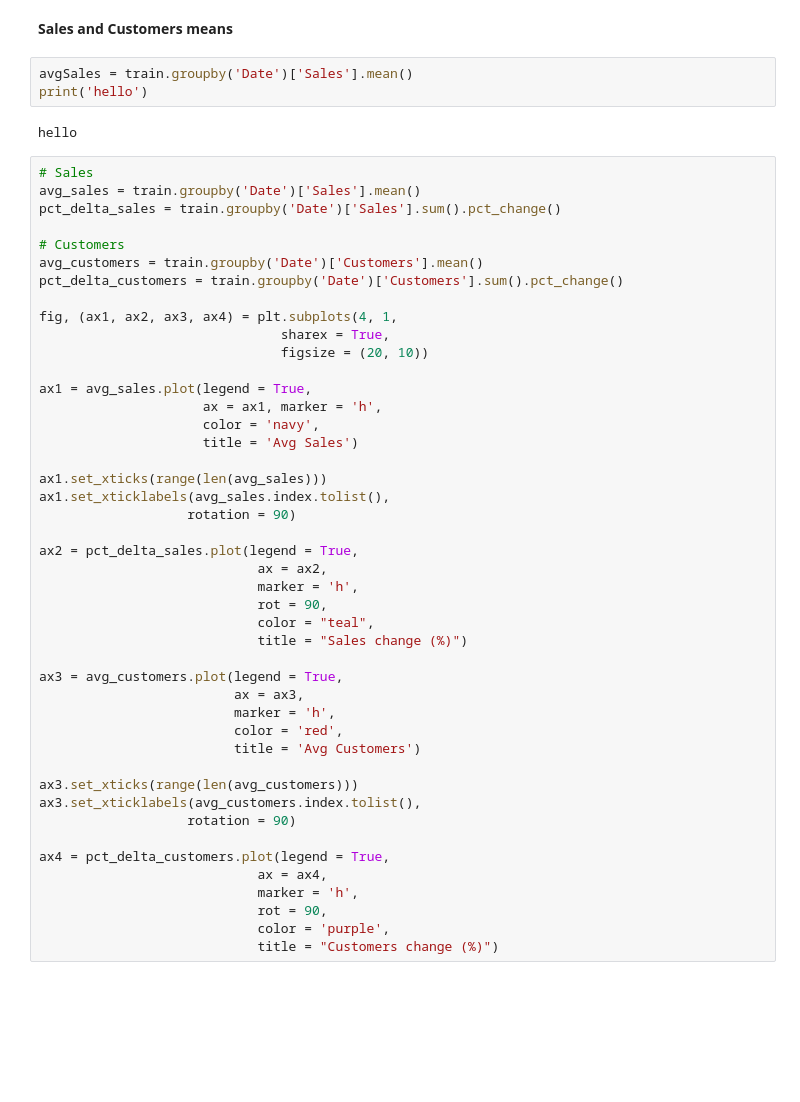
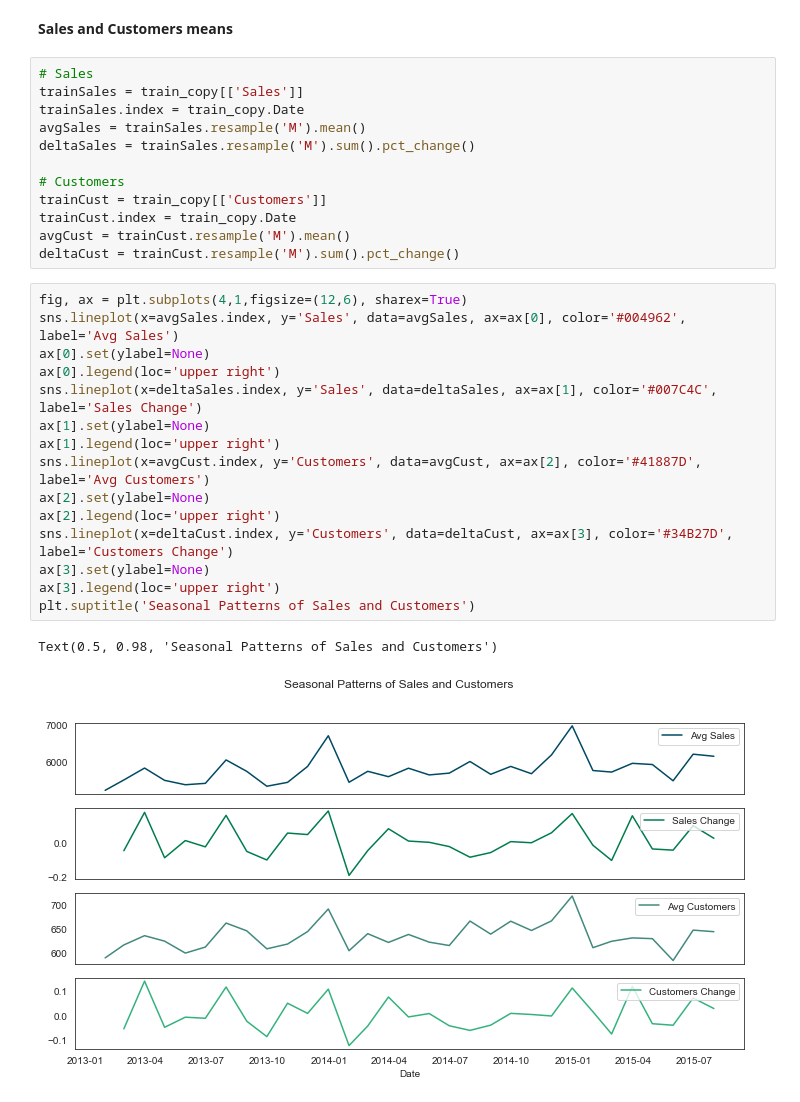
Before and after one commit to lucastancm96/drug_store_sales_forecast, a Jupyter notebook: script/sales_forecast.ipynb, the cells around one changed output. Cells and saved outputs as stored; diff of their text form; blank space fills up the shorter version.

Commit message:
Update SalesCust

```diff
--- a/script/sales_forecast.ipynb
+++ b/script/sales_forecast.ipynb
@@ -221,53 +221,33 @@ plt.tight_layout()
 Cumulative distribution shows that more than 50% of stores make below 10,000 daily sales (red) and almost 90% of stores have less than 1,000 daily customers (green).
 # %% [markdown]
 **Sales and Customers means**
-# %%
-avgSales = train.groupby('Date')['Sales'].mean()
-print('hello')
-# %% [output]
-hello
-# %%
-# Sales
-avg_sales = train.groupby('Date')['Sales'].mean()
-pct_delta_sales = train.groupby('Date')['Sales'].sum().pct_change()
-
-# Customers
-avg_customers = train.groupby('Date')['Customers'].mean()
-pct_delta_customers = train.groupby('Date')['Customers'].sum().pct_change()
-
-fig, (ax1, ax2, ax3, ax4) = plt.subplots(4, 1,
-                               sharex = True,
-                               figsize = (20, 10))
-
-ax1 = avg_sales.plot(legend = True,
-                     ax = ax1, marker = 'h',
-                     color = 'navy',
-                     title = 'Avg Sales')
-
-ax1.set_xticks(range(len(avg_sales)))
-ax1.set_xticklabels(avg_sales.index.tolist(),
-                   rotation = 90)
-
-ax2 = pct_delta_sales.plot(legend = True,
-                            ax = ax2,
-                            marker = 'h',
-                            rot = 90,
-                            color = "teal",
-                            title = "Sales change (%)")
-
-ax3 = avg_customers.plot(legend = True,
-                         ax = ax3,
-                         marker = 'h',
-                         color = 'red',
-                         title = 'Avg Customers')
-
-ax3.set_xticks(range(len(avg_customers)))
-ax3.set_xticklabels(avg_customers.index.tolist(),
-                   rotation = 90)
-
-ax4 = pct_delta_customers.plot(legend = True,
-                            ax = ax4,
-                            marker = 'h',
-                            rot = 90,
-                            color = 'purple',
-                            title = "Customers change (%)")
+# %%
+# Sales
+trainSales = train_copy[['Sales']]
+trainSales.index = train_copy.Date
+avgSales = trainSales.resample('M').mean()
+deltaSales = trainSales.resample('M').sum().pct_change()
+
+# Customers
+trainCust = train_copy[['Customers']]
+trainCust.index = train_copy.Date
+avgCust = trainCust.resample('M').mean()
+deltaCust = trainCust.resample('M').sum().pct_change()
+# %%
+fig, ax = plt.subplots(4,1,figsize=(12,6), sharex=True)
+sns.lineplot(x=avgSales.index, y='Sales', data=avgSales, ax=ax[0], color='#004962', label='Avg Sales')
+ax[0].set(ylabel=None)
+ax[0].legend(loc='upper right')
+sns.lineplot(x=deltaSales.index, y='Sales', data=deltaSales, ax=ax[1], color='#007C4C', label='Sales Change')
+ax[1].set(ylabel=None)
+ax[1].legend(loc='upper right')
+sns.lineplot(x=avgCust.index, y='Customers', data=avgCust, ax=ax[2], color='#41887D', label='Avg Customers')
+ax[2].set(ylabel=None)
+ax[2].legend(loc='upper right')
+sns.lineplot(x=deltaCust.index, y='Customers', data=deltaCust, ax=ax[3], color='#34B27D', label='Customers Change')
+ax[3].set(ylabel=None)
+ax[3].legend(loc='upper right')
+plt.suptitle('Seasonal Patterns of Sales and Customers')
+# %% [output]
+Text(0.5, 0.98, 'Seasonal Patterns of Sales and Customers')
+[figure, added]
```
Also changed, not shown: parts of 3 cells of this notebook.
